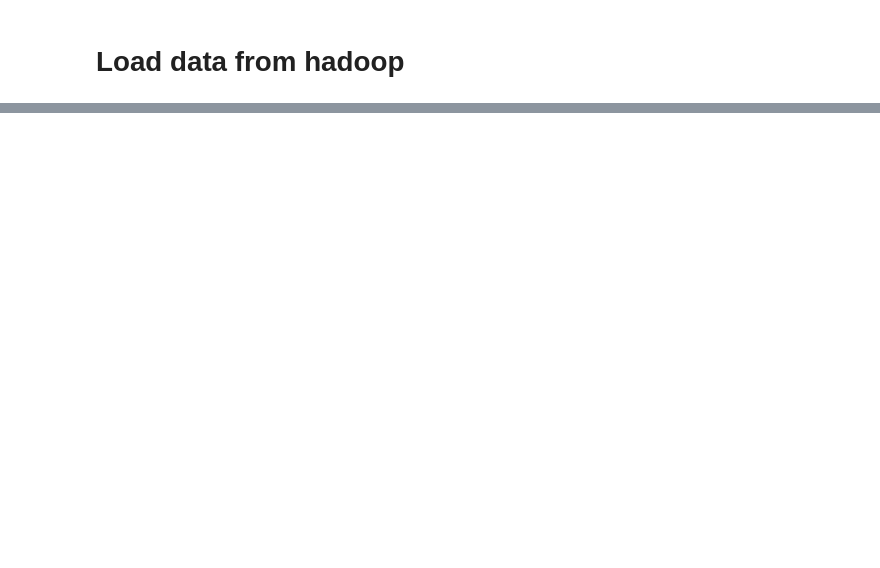
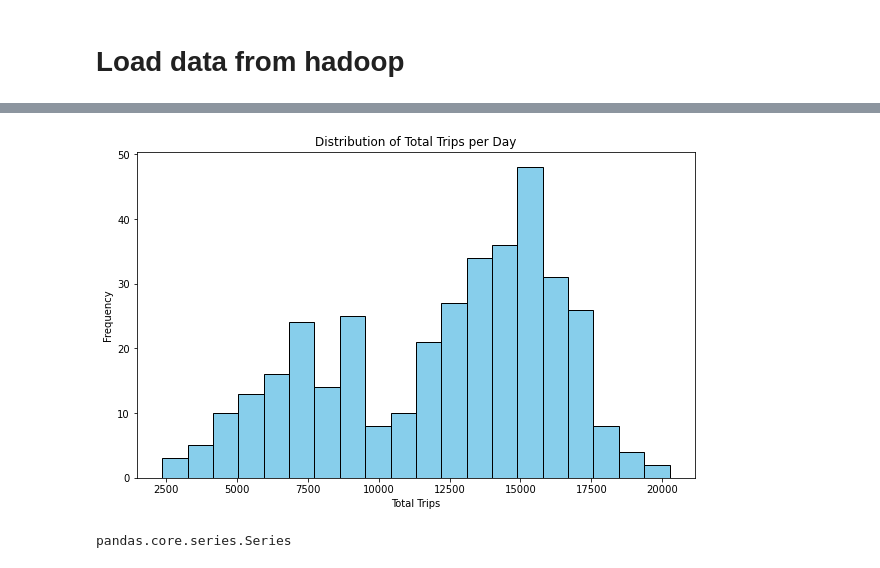
Before and after one commit to jmdtanalyst/CA01_Sem_02_MSc_Data_Analytics, a Jupyter notebook: RNN_Time_Series.ipynb, the cells around one changed output, grey strips where cells are left out. Saved outputs shown, nothing was run; the diff lists cells and outputs as text; code cells hidden in the pictures; blank space fills up the shorter version.

```diff
--- a/RNN_Time_Series.ipynb
+++ b/RNN_Time_Series.ipynb
@@ -139,0 +106,4 @@ print((df.count(), len(df.columns)))
+# %%
+trips = df.select("started_at")
+# %%
+trips = trips.withColumn("trips", lit(1))
@@ -139,0 +127,5 @@ print((df.count(), len(df.columns)))
+# %%
+window_spec = window(trips['started_at'], "1 day")
+daily_df = trips.groupBy(window_spec).agg(sum("trips").alias("total_trips"))
+# %%
+daily_df = daily_df.orderBy("window")
@@ -139,0 +164,14 @@ print((df.count(), len(df.columns)))
+# %%
+# Converting PySpark DataFrame to Pandas DataFrame
+pandas_df = daily_df.toPandas()
+
+# Plotting a histogram
+plt.figure(figsize=(10, 6))
+plt.hist(pandas_df['total_trips'], bins=20, color='skyblue', edgecolor='black')
+plt.title('Distribution of Total Trips per Day')
+plt.xlabel('Total Trips')
+plt.ylabel('Frequency')
+plt.grid(False)
+plt.show()
+# %% [output]
+[figure, added]
@@ -139,0 +180,4 @@ print((df.count(), len(df.columns)))
+# %%
+type(trips)
+# %% [output]
+pandas.core.series.Series
```
Also changed, not shown: parts of 24 cells of this notebook.
